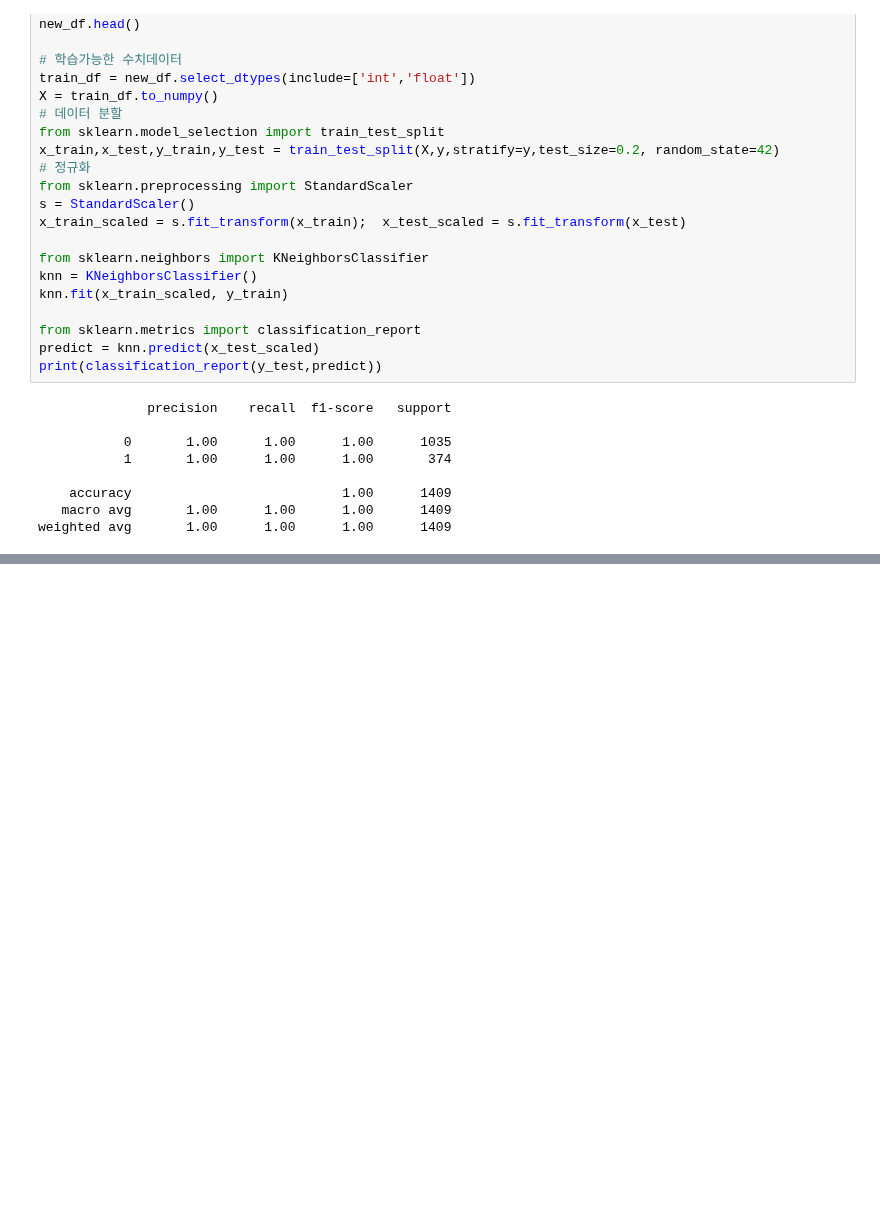
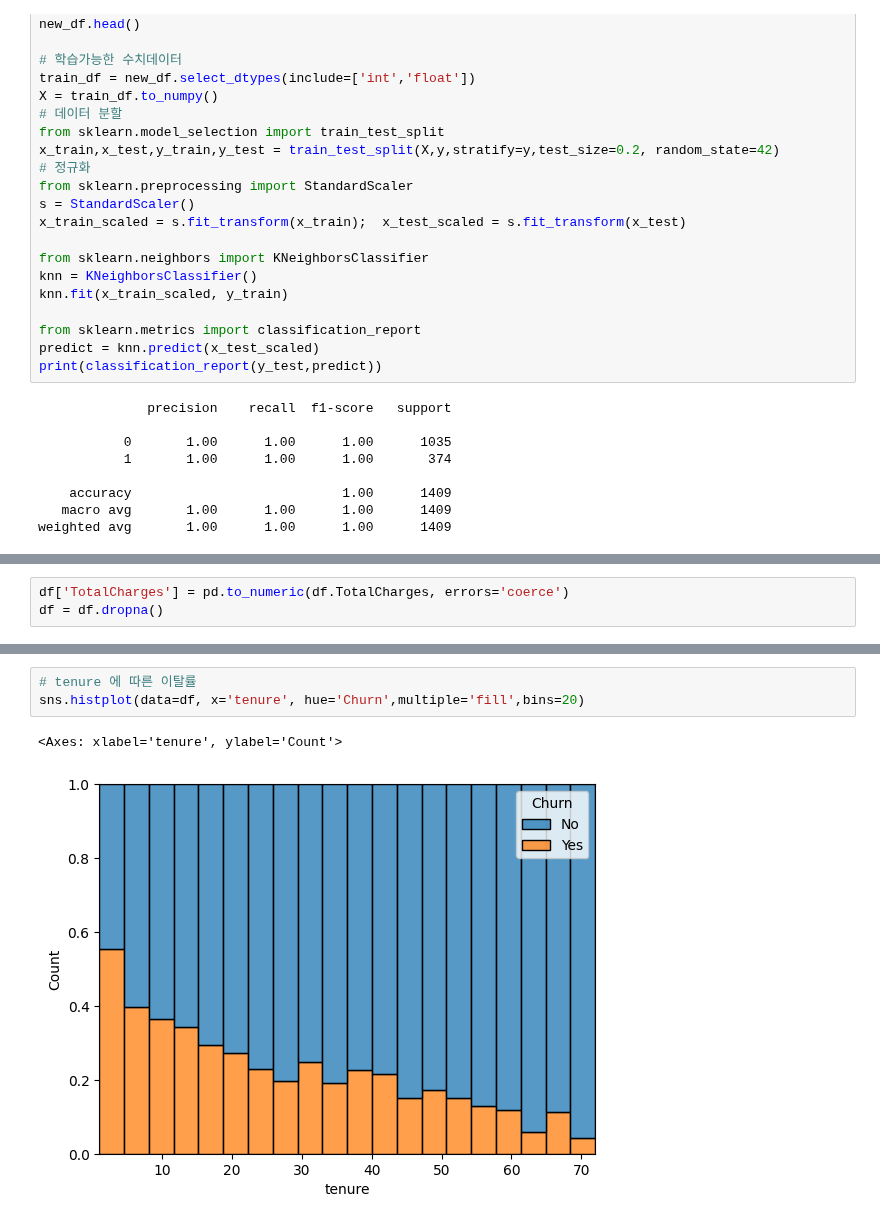
Before and after one commit to pia222sk20/python, a Jupyter notebook: pandas-data-analysis/part7/7.4_review2_knn.ipynb, the cells around one changed output, grey strips where cells are left out. Drawn from its saved outputs; the diff is of its cells as text; blank space fills up the shorter version.

```diff
--- a/pandas-data-analysis/part7/7.4_review2_knn.ipynb
+++ b/pandas-data-analysis/part7/7.4_review2_knn.ipynb
@@ -260,0 +264,3 @@ weighted avg       0.77      0.77      0.77      2070
+# %%
+df['TotalCharges'] = pd.to_numeric(df.TotalCharges, errors='coerce')
+df = df.dropna()
@@ -260,0 +336,6 @@ weighted avg       0.77      0.77      0.77      2070
+# %%
+# tenure 에 따른 이탈률
+sns.histplot(data=df, x='tenure', hue='Churn',multiple='fill',bins=20)
+# %% [output]
+<Axes: xlabel='tenure', ylabel='Count'>
+[figure, added]
```
Also changed, not shown: parts of 8 cells of this notebook.
